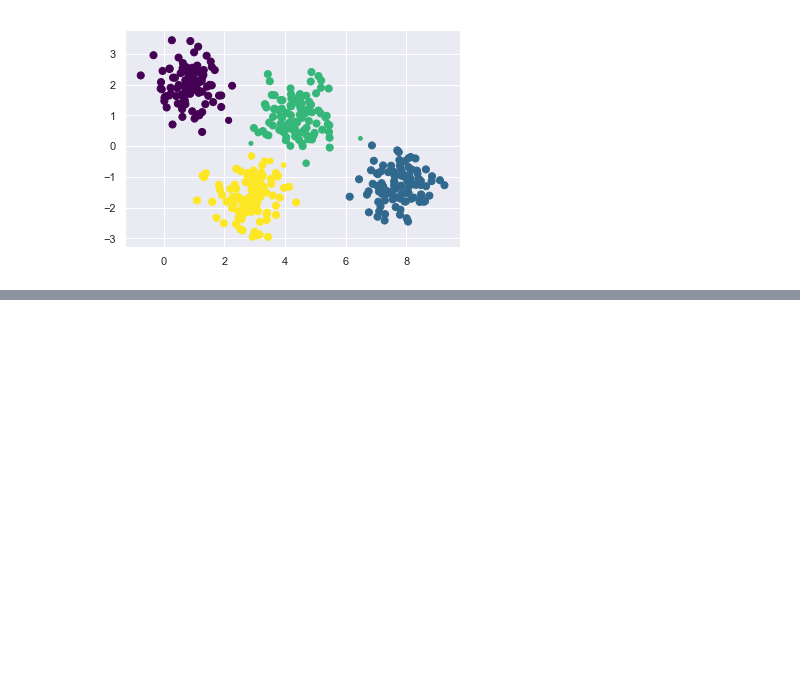
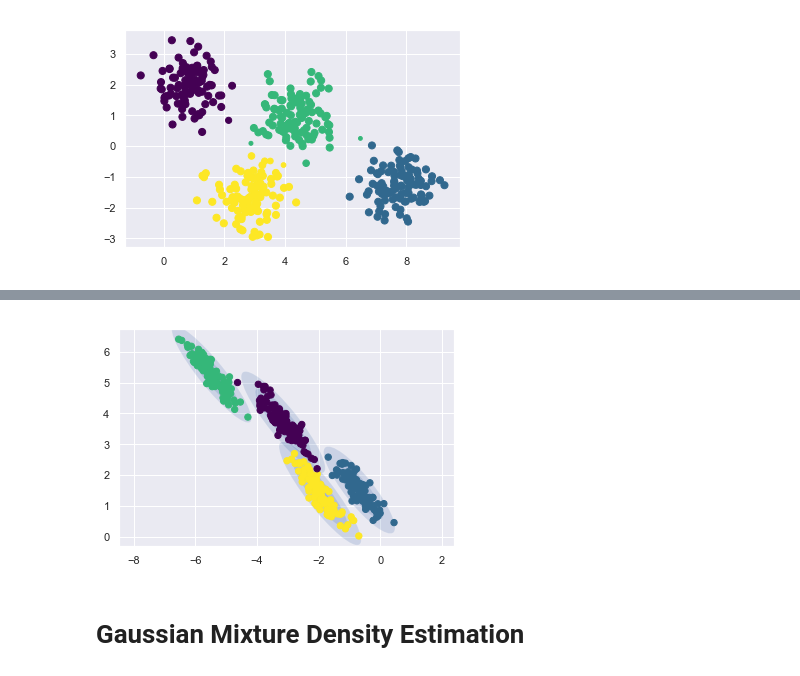
Before and after one commit to Data-drone/coding_practice, a Jupyter notebook: data_science/Gaussian Mixture Models.ipynb, the cells around one changed output, grey strips where cells are left out. Drawn from its saved outputs; the diff is of its cells as text; code cells hidden in the pictures; blank space fills up the shorter version.

```diff
--- a/data_science/Gaussian Mixture Models.ipynb
+++ b/data_science/Gaussian Mixture Models.ipynb
@@ -116,0 +116,7 @@ AttributeError: 'GaussianMixture' object has no attribute 'covars_'
+# %%
+gmm = GaussianMixture(n_components=4, covariance_type='full', random_state=42)
+plot_gmm(gmm, X_stretched)
+# %% [output]
+[figure, added]
+# %% [markdown]
+# Gaussian Mixture Density Estimation
```
Also changed, not shown: parts of 2 cells of this notebook.
